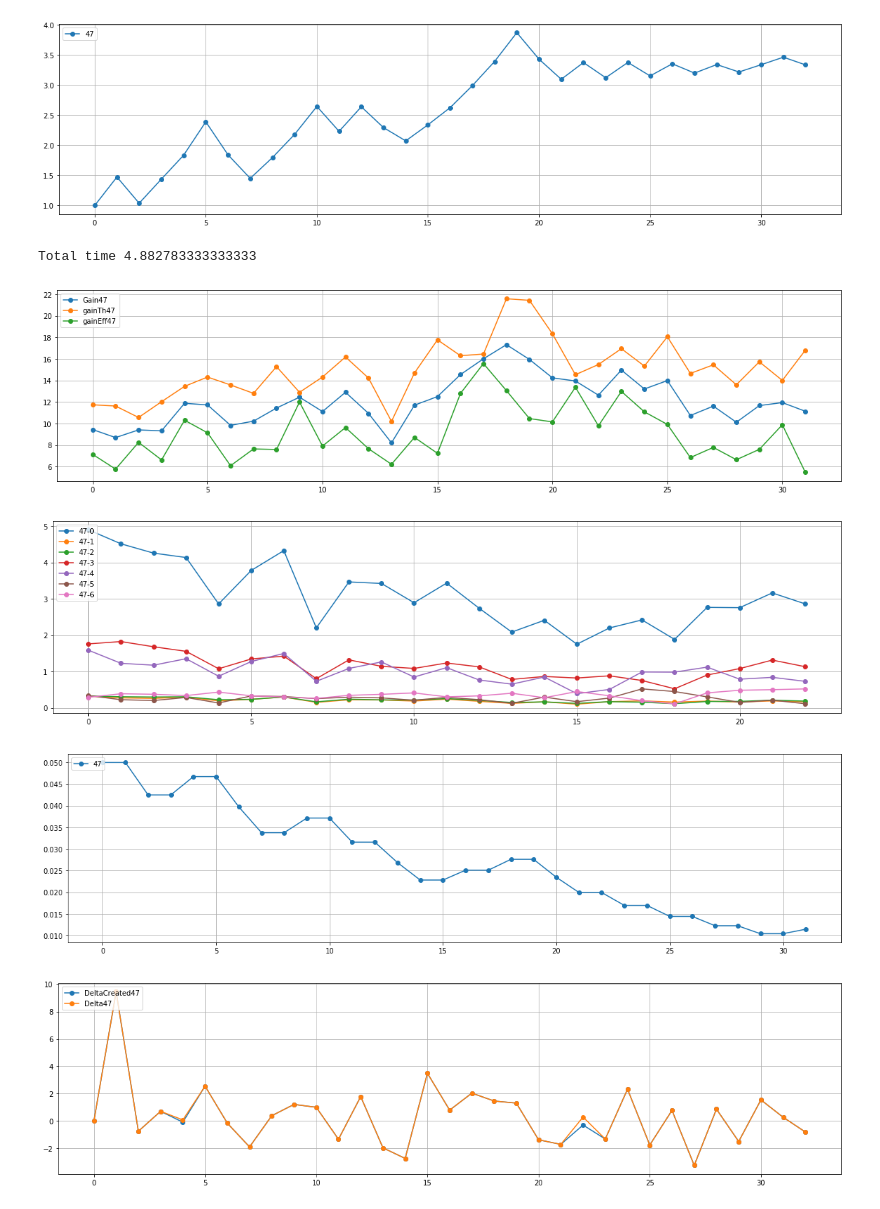
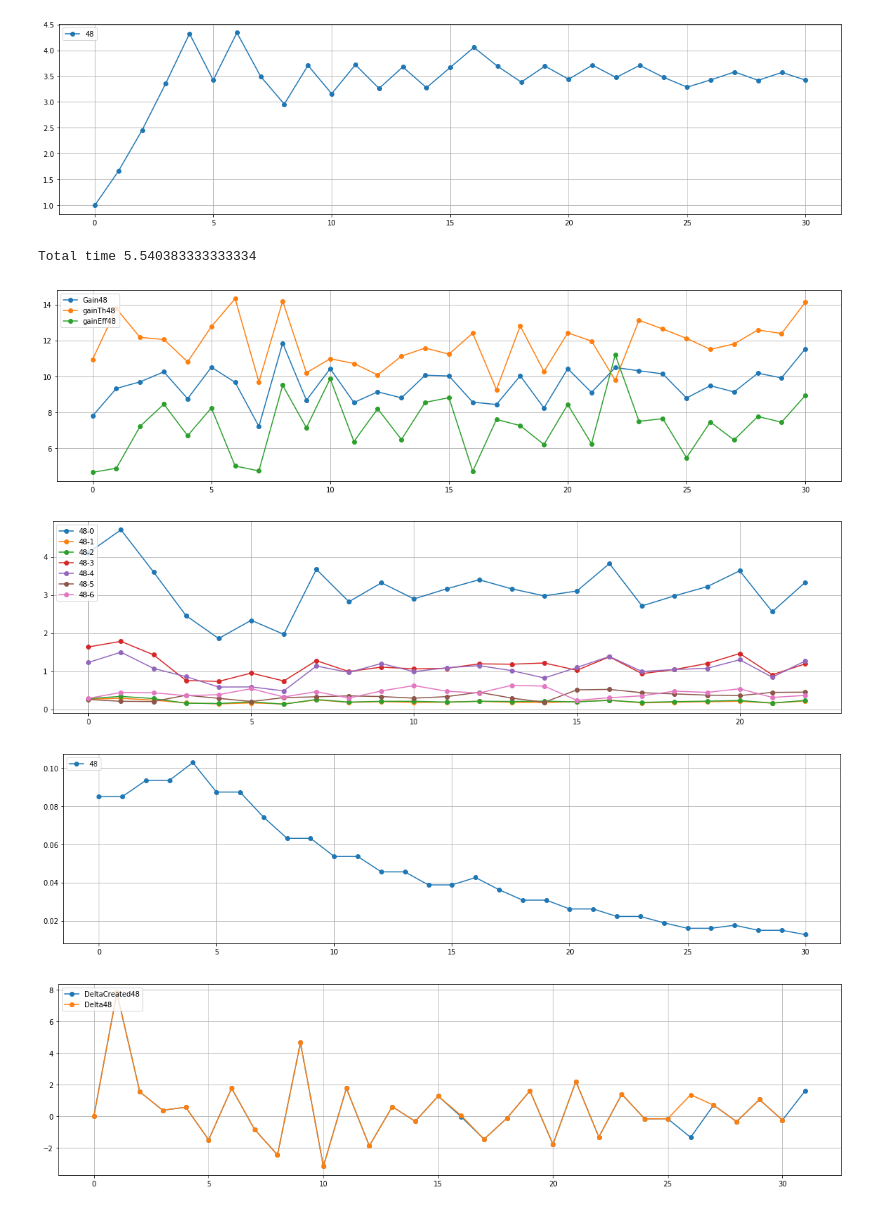
Before and after one commit to AndreeaStefan/SmartuistWrapper, a Jupyter notebook: evaluation/PlotResults.ipynb, the cells around one changed output. Drawn from its saved outputs; the diff is of its cells as text; code cells hidden in the pictures.

Commit message:
PLAYER 48; delta 0.085

```diff
--- a/evaluation/PlotResults.ipynb
+++ b/evaluation/PlotResults.ipynb
@@ -95,7 +95,7 @@ plt.show()
 # player 8 = change effort
 # player 9 = same as 8
 
-players = [47]
+players = [48]
 results = []
 gradientStats = []
 path ="C:\\Users\\huber\\OneDrive\\Dokumenty\\thesis-hubert\\unity\\SmartuistWrapper\\tapResult.csv"
@@ -235,39 +235,39 @@ for p in players:
     tmp = gradientStats[p]
     gain = [0]
     prevGain = [0]
     for words in tmp:
         gain.append(float(words[5]))
         prevGain.append(float(words[4]))
 
 
     delta = np.array(gain) - np.array(prevGain)
     x = list(range(0, len(delta)))
     plt.plot(x, delta, 'o-', label="DeltaCreated"+str(p))
 plt.legend(loc='upper left')
 plt.grid(True)
 
 
 # delta
 for p in players:
     tmp = results[p]
     delta = []
     for words in tmp:
         delta.append(float(words[30]))
 
 #     smallDeltas = delta.toList()
     delta =  [x for i, x in enumerate(delta) if i == delta.index(x)]
     x = list(range(0, len(delta)))
     plt.plot(x, delta, 'o-', label="Delta"+str(p))
 plt.legend(loc='upper left')
 plt.grid(True)
 plt.show()
 # %% [output]
-[figure, old version]
+[figure, new version]
-Total time 4.882783333333333
+Total time 5.540383333333334
-[figure, old version]
+[figure, new version]
-[figure, old version]
+[figure, new version]
-[figure, old version]
+[figure, new version]
-[figure, old version]
+[figure, new version]
 # %%
 # plt.plot(x, uniqueGain, 'go-')
 # plt.grid(True)
```
Also changed, not shown: 6 other files.
